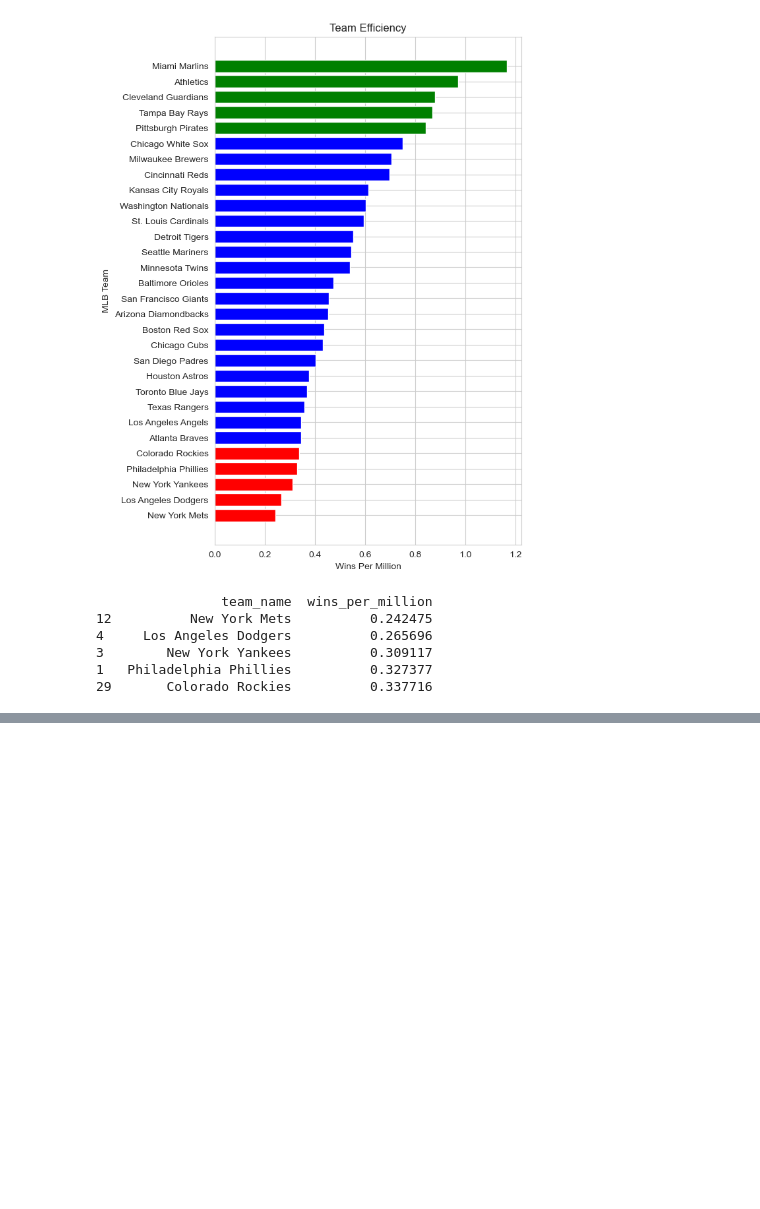
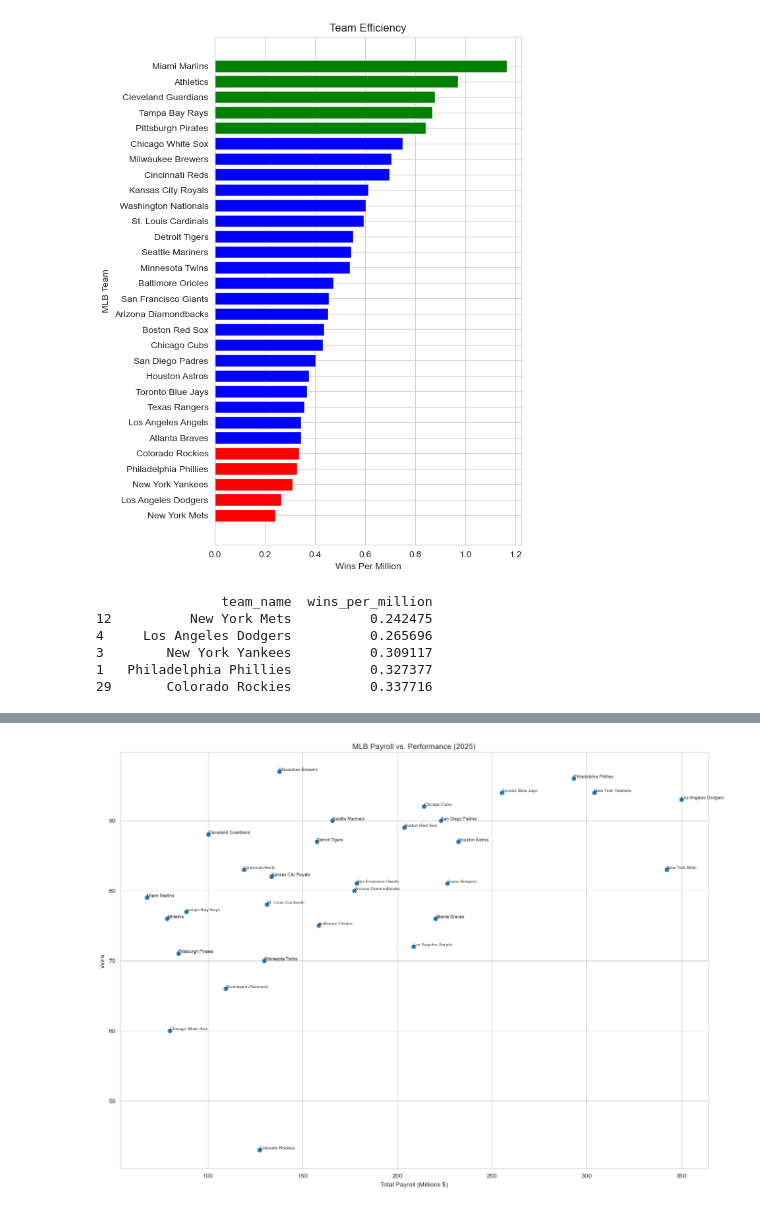
Before and after one commit to cmraymond96/mlb-payroll-efficiency, a Jupyter notebook: MLB_Payroll_Efficiency_2025.ipynb, the cells around one changed output, grey strips where cells are left out. Saved outputs shown, nothing was run; the diff lists cells and outputs as text; code cells hidden in the pictures; blank space fills up the shorter version.

```diff
--- a/MLB_Payroll_Efficiency_2025.ipynb
+++ b/MLB_Payroll_Efficiency_2025.ipynb
@@ -118,0 +129,19 @@ print(test_df)
+# %%
+plt.figure(figsize=(14,10))
+
+payroll_millions = standings2025['total_payroll'] / 1_000_000
+
+plt.scatter(payroll_millions, standings2025['wins'])
+
+for idx, row in standings2025.iterrows():
+    plt.annotate(row['team_name'],
+                 (row['total_payroll'] / 1_000_000, row['wins']),
+                 fontsize=7, ha='left', va='bottom')
+
+plt.xlabel('Total Payroll (Millions $)')
+plt.ylabel('Wins')
+plt.title('MLB Payroll vs. Performance (2025)')
+plt.tight_layout()
+Bplt.show()
+# %% [output]
+[figure, added]
```
Also changed, not shown: parts of 6 cells of this notebook.
